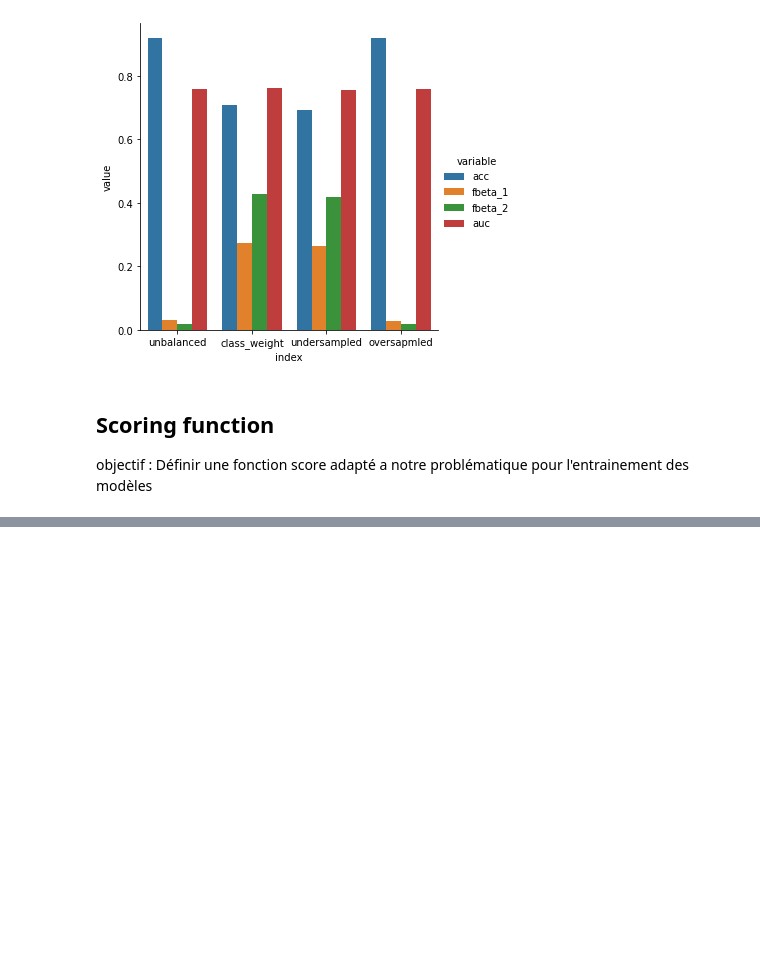
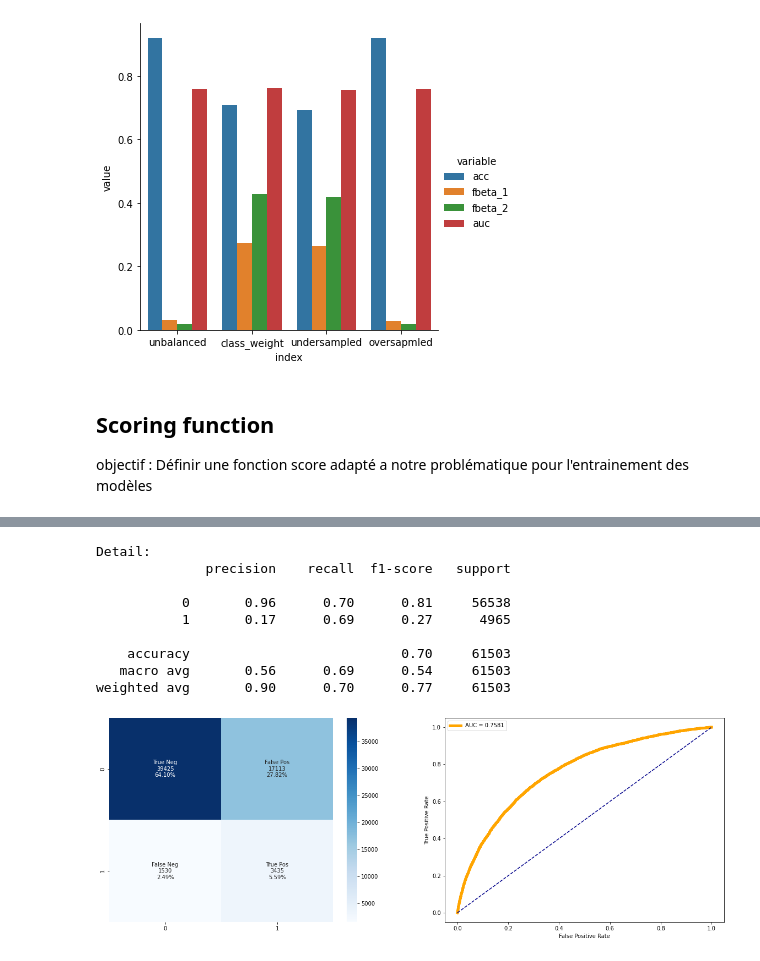
Before and after one commit to analyst236/ocr_p7, a Jupyter notebook: notebooks/balance_method.ipynb, the cells around one changed output, grey strips where cells are left out. Saved outputs shown, nothing was run; the diff lists cells and outputs as text; code cells hidden in the pictures; blank space fills up the shorter version.

```diff
--- a/notebooks/balance_method.ipynb
+++ b/notebooks/balance_method.ipynb
@@ -324,0 +318,22 @@ Objectif : Identifier le meilleur modéle possible sur notre jeu de données
+# %%
+params = {
+            'max_depth': [1, 5],
+            'n_estimators': [1000],
+            'num_leaves': [10, 17, 24],
+            'min_child_samples': [500],
+            'min_child_weight': [1e-1, 1, 1e1, 1e2],
+            'subsample': [0.8, 1],
+            'colsample_bytree': [0.9],
+            'reg_alpha': [2],
+            'reg_lambda': [5]
+        }
+# %%
+classifier = lgb.LGBMClassifier(random_state=314, **params)
+# %%
+grid = GridSearchCV(estimator=classifier,
+                    param_grid=params,
+                    cv=5,
+                    n_jobs=4,
+                    scoring=fbeta_scorer)
+
+grid.fit(hypothesis_dfs['undersampled'][0], hypothesis_dfs['undersampled'][1])
@@ -324,0 +357,19 @@ Objectif : Identifier le meilleur modéle possible sur notre jeu de données
+# %%
+lgbm = grid.best_estimator_
+
+
+predicted = lgbm.predict(transform_df_eval_split)
+predicted_proba = lgbm.predict_proba(transform_df_eval_split)
+
+score = lgbm.score(transform_df_eval_split, transform_df_eval_split_target)
+recall = metrics.recall_score(transform_df_eval_split_target, predicted)
+precision = metrics.precision_score(transform_df_eval_split_target, predicted)
+fbeta_1 = metrics.fbeta_score(transform_df_eval_split_target, predicted, beta=1)
+fbeta_2 = metrics.fbeta_score(transform_df_eval_split_target, predicted, beta=2)
+roc_auc = metrics.roc_auc_score(transform_df_eval_split_target, predicted_proba[:,1])
+
+print(f"lgbm score : {score}")
+print(f"lgbm recall {recall}")
+print(f"lgbm precision {precision}")
+print(f"lgbm fbeta_2 {fbeta_2}")
+print(f"lgbm roc_auc {roc_auc}")
@@ -324,0 +394,13 @@ Objectif : Identifier le meilleur modéle possible sur notre jeu de données
+# %%
+cf_matrix_roc_auc(lgbm, transform_df_eval_split_target, predicted, predicted_proba[:,1], feature_importances=False)
+# %% [output]
+Detail:
+              precision    recall  f1-score   support
+
+           0       0.96      0.70      0.81     56538
+           1       0.17      0.69      0.27      4965
+
+    accuracy                           0.70     61503
+   macro avg       0.56      0.69      0.54     61503
+weighted avg       0.90      0.70      0.77     61503
+[figure, added]
```
Also changed, not shown: parts of 10 cells of this notebook, 7 other files.
